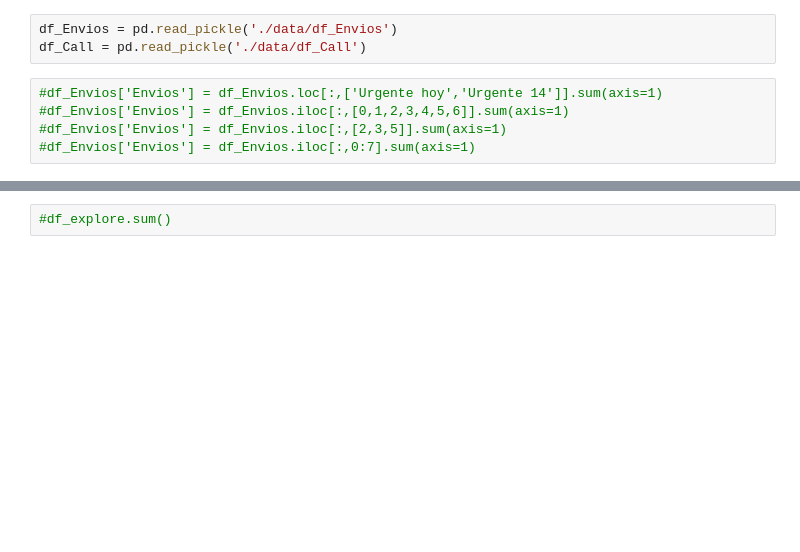
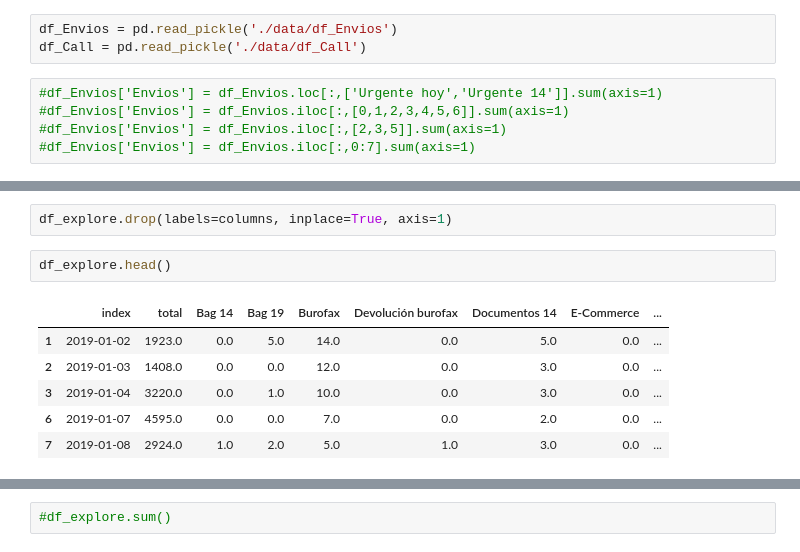
Before and after one commit to toniet/TFG, a Jupyter notebook: 3_newAnalisisData.ipynb, the cells around one changed output, grey strips where cells are left out. Drawn from its saved outputs; the diff is of its cells as text; blank space fills up the shorter version.

```diff
--- a/3_newAnalisisData.ipynb
+++ b/3_newAnalisisData.ipynb
@@ -70 +91,12 @@ df_explore.corr()
+# %%
+df_explore.drop(labels=columns, inplace=True, axis=1)
+# %%
+df_explore.head()
+# %% [output]
+|  | index | total | Bag 14 | Bag 19 | Burofax | Devolución burofax | Documentos 14 | E-Commerce | ... |
+| 1 | 2019-01-02 | 1923.0 | 0.0 | 5.0 | 14.0 | 0.0 | 5.0 | 0.0 | ... |
+| 2 | 2019-01-03 | 1408.0 | 0.0 | 0.0 | 12.0 | 0.0 | 3.0 | 0.0 | ... |
+| 3 | 2019-01-04 | 3220.0 | 0.0 | 1.0 | 10.0 | 0.0 | 3.0 | 0.0 | ... |
+| 6 | 2019-01-07 | 4595.0 | 0.0 | 0.0 | 7.0 | 0.0 | 2.0 | 0.0 | ... |
+| 7 | 2019-01-08 | 2924.0 | 1.0 | 2.0 | 5.0 | 1.0 | 3.0 | 0.0 | ... |
 # %%
```
Also changed, not shown: parts of 17 cells of this notebook, 3 other files.
